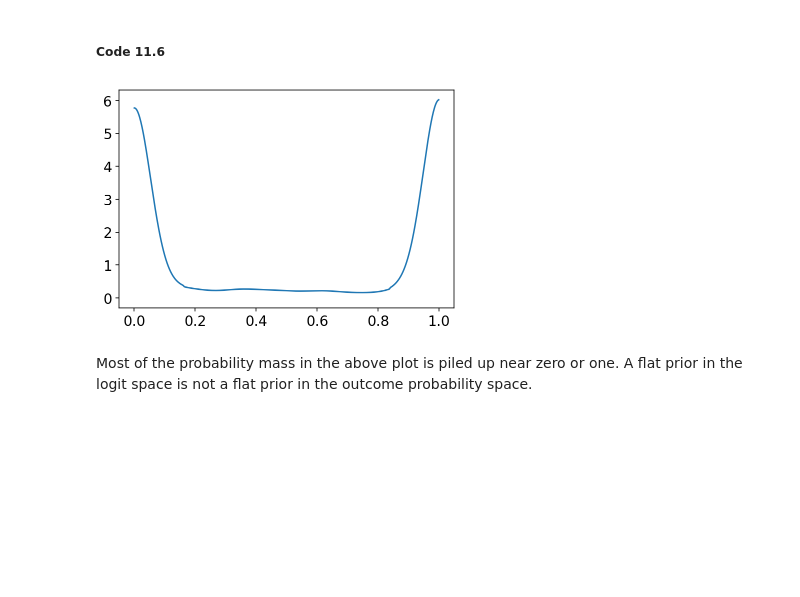
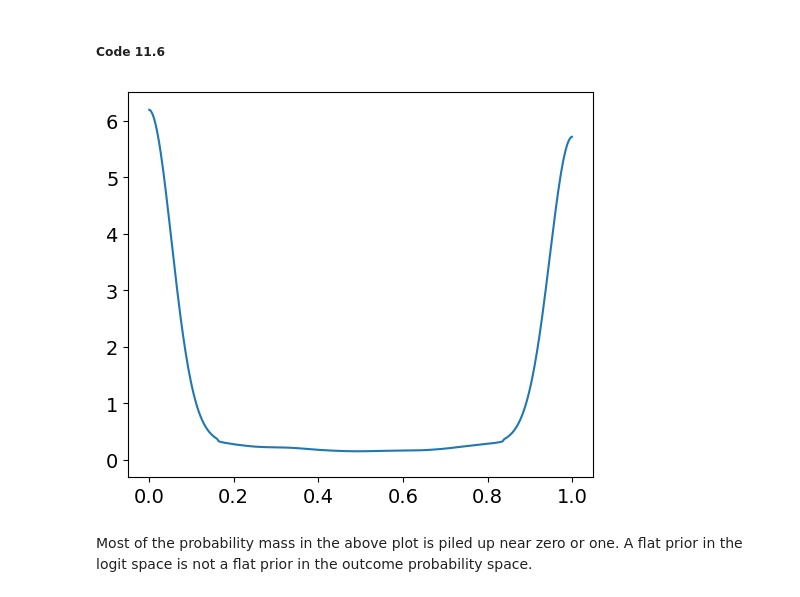
Before and after one commit to qpsy/rethinking-tfp2, a Jupyter notebook: 11_god_spiked_the_integers-2.ipynb, the cells around one changed output. Cells and saved outputs as stored; diff of their text form; code cells hidden in the pictures; blank space fills up the shorter version.

```diff
--- a/11_god_spiked_the_integers-2.ipynb
+++ b/11_god_spiked_the_integers-2.ipynb
@@ -21,12 +21,20 @@ from tensorflow_probability.substrates import jax as tfp
 tfd = tfp.distributions
 tfb = tfp.bijectors
 # to use 'sample_distributions'
-import tensorflow_probability as tfpx
-tfdx = tfpx.distributions
-tfbx = tfpx.bijectors
+import tensorflow_probability as xtfp
+xtfd = xtfp.distributions
+xtfb = xtfp.bijectors
 
+key = tfp.util.SeedStream(1004, salt="ch-11")
 plt.rcParams['figure.figsize'] = [6, 5]
-key = tfp.util.SeedStream(1004, salt="ch-11")
+
+# TFP often requires 64-bit precision (float64) for certain computations
+# to ensure numerical stability and accuracy, e.g., tfd.Possion.
+# However, jax.config.update("jax_enable_x64", True)
+# converts all 32 to 64, so that sometimes errors occur.
+# e.g., TypeError: Tensor conversion requested dtype
+#   <class 'jax.numpy.int32'> for array with dtype int64
+jax.config.update("jax_enable_x64", True)
 # %% [markdown]
 ## 11.1 Binomial regression
 # %% [markdown]
@@ -87,32 +95,27 @@ d.describe()
 # %% [markdown]
 ##### Code 11.4
 # %%
-def model_11_1(alpha_scale):
+def model_11_1(a_scale):
     def _generator():
-        alpha = yield Root(
-            tfd.Sample(tfd.Normal(loc=0.0, scale=alpha_scale), sample_shape=1)
-        )
-        logit = alpha
-        pulled_left = yield tfd.Independent(
-            tfd.Binomial(total_count=1.0, logits=logit), reinterpreted_batch_ndims=1
-        )
+        a = yield tfd.Normal(loc=0., scale=a_scale, name='a')
+        logit = a
+        yield tfd.Binomial(total_count=1., logits=logit, name='pulled_left')
 
-    return tfd.JointDistributionCoroutine(_generator, validate_args=True)
-
-
-jdc_11_1 = model_11_1(alpha_scale=10.0)
+    return tfd.JointDistributionCoroutineAutoBatched(_generator)
+# %%
+jd_11_1 = model_11_1(a_scale=10.)
 # %% [markdown]
 ##### Code 11.5
 # %%
-prior = jdc_11_1.sample(1000)
+prior = jd_11_1.sample(1000, seed=key())
 # %% [markdown]
 ##### Code 11.6
 # %%
-p = tf.math.sigmoid(prior[0])
-az.plot_kde(p.numpy())
+p = jax.nn.sigmoid(prior[0])
+az.plot_kde(p)
 plt.show()
 # %% [output]
-[figure, old version]
+[figure, new version]
 # %% [markdown]
 Most of the probability mass in the above plot is piled up near zero or one. A flat prior in the logit space is not a flat prior in the outcome probability space.
 # %%
```
Also changed, not shown: parts of 191 cells of this notebook.
